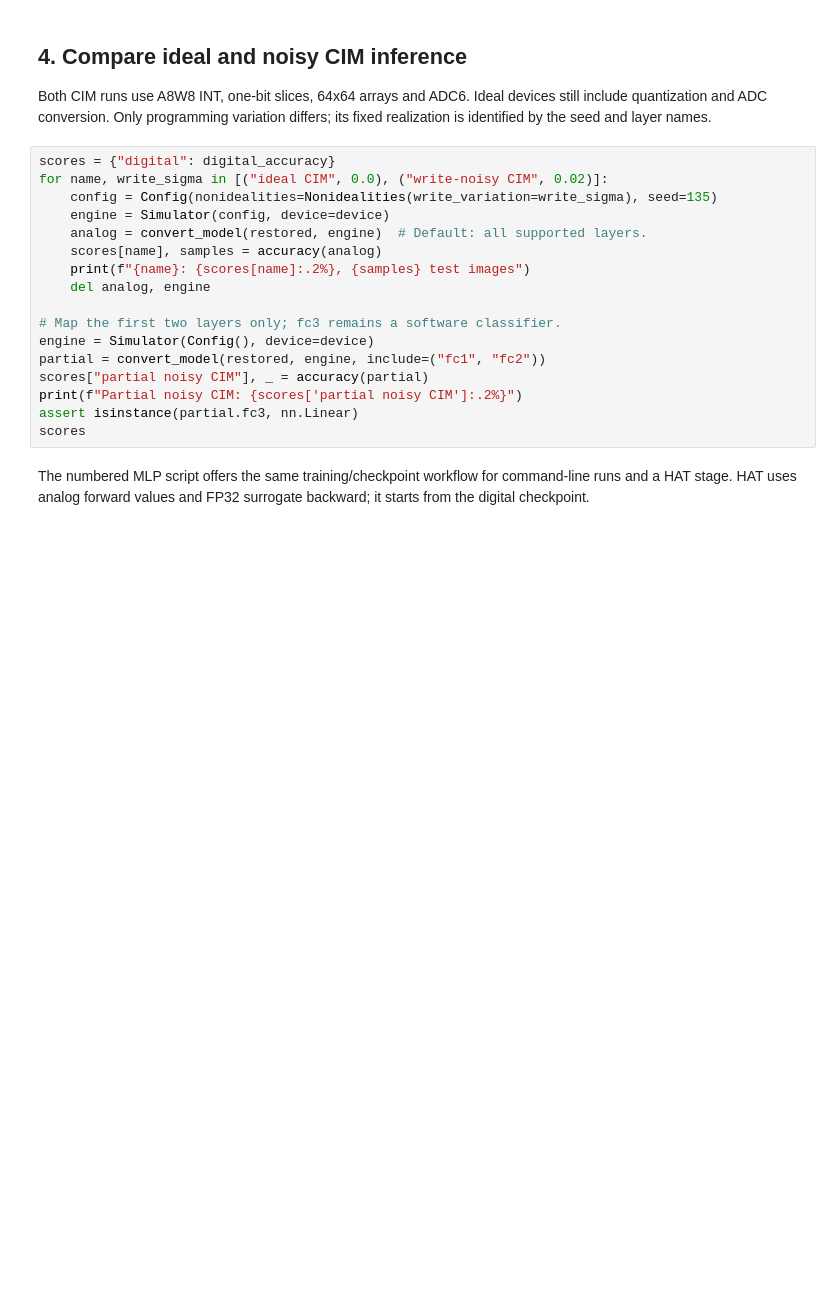
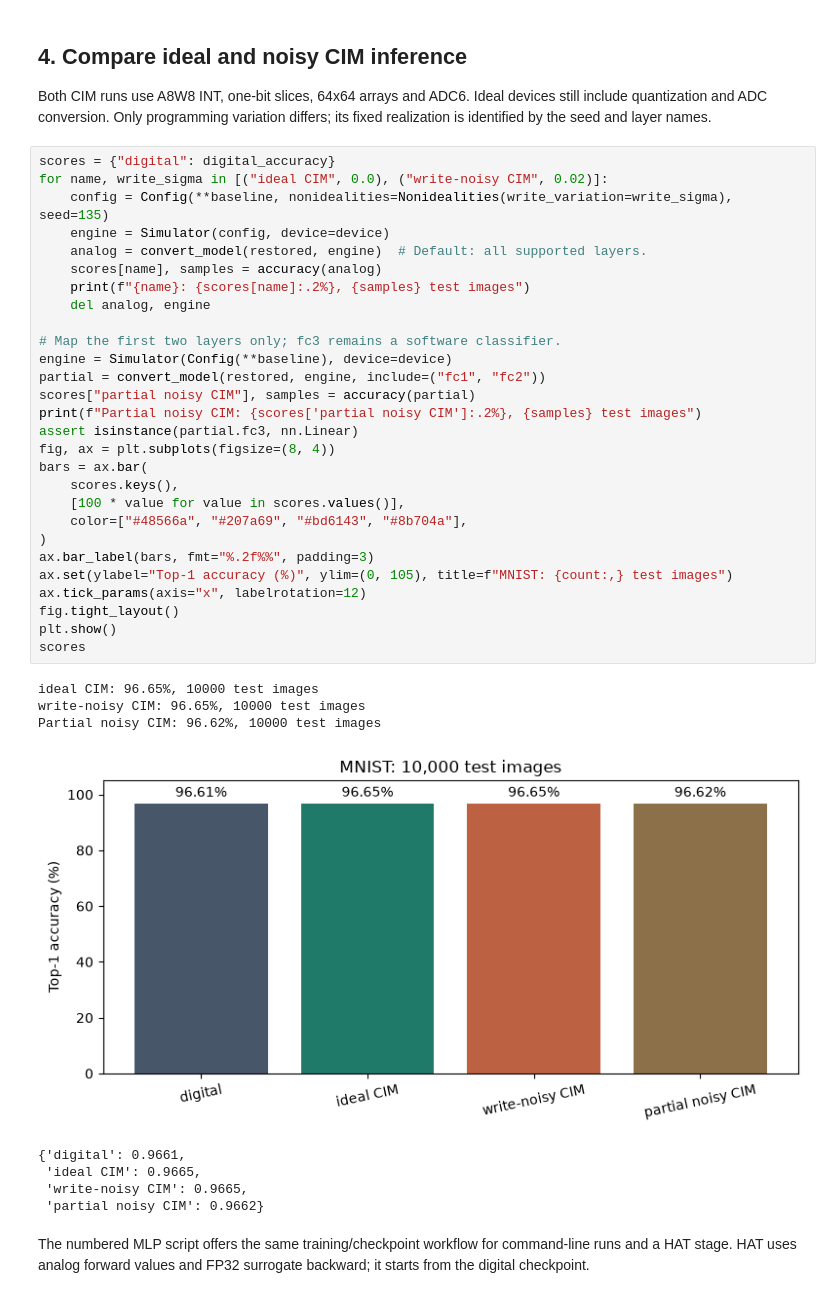
Before and after one commit to HUST-ISMD-Odyssey/MemFast, a Jupyter notebook: examples/notebooks/01_custom_model_mnist.ipynb, the cells around one changed output. Cells and saved outputs as stored; diff of their text form; blank space fills up the shorter version.

```diff
--- a/examples/notebooks/01_custom_model_mnist.ipynb
+++ b/examples/notebooks/01_custom_model_mnist.ipynb
@@ -103,19 +145,39 @@ Both CIM runs use A8W8 INT, one-bit slices, 64x64 arrays and ADC6. Ideal devices
 # %%
 scores = {"digital": digital_accuracy}
 for name, write_sigma in [("ideal CIM", 0.0), ("write-noisy CIM", 0.02)]:
-    config = Config(nonidealities=Nonidealities(write_variation=write_sigma), seed=135)
+    config = Config(**baseline, nonidealities=Nonidealities(write_variation=write_sigma), seed=135)
     engine = Simulator(config, device=device)
     analog = convert_model(restored, engine)  # Default: all supported layers.
     scores[name], samples = accuracy(analog)
     print(f"{name}: {scores[name]:.2%}, {samples} test images")
     del analog, engine
 
 # Map the first two layers only; fc3 remains a software classifier.
-engine = Simulator(Config(), device=device)
+engine = Simulator(Config(**baseline), device=device)
 partial = convert_model(restored, engine, include=("fc1", "fc2"))
-scores["partial noisy CIM"], _ = accuracy(partial)
-print(f"Partial noisy CIM: {scores['partial noisy CIM']:.2%}")
+scores["partial noisy CIM"], samples = accuracy(partial)
+print(f"Partial noisy CIM: {scores['partial noisy CIM']:.2%}, {samples} test images")
 assert isinstance(partial.fc3, nn.Linear)
+fig, ax = plt.subplots(figsize=(8, 4))
+bars = ax.bar(
+    scores.keys(),
+    [100 * value for value in scores.values()],
+    color=["#48566a", "#207a69", "#bd6143", "#8b704a"],
+)
+ax.bar_label(bars, fmt="%.2f%%", padding=3)
+ax.set(ylabel="Top-1 accuracy (%)", ylim=(0, 105), title=f"MNIST: {count:,} test images")
+ax.tick_params(axis="x", labelrotation=12)
+fig.tight_layout()
+plt.show()
 scores
+# %% [output]
+ideal CIM: 96.65%, 10000 test images
+write-noisy CIM: 96.65%, 10000 test images
+Partial noisy CIM: 96.62%, 10000 test images
+[figure, added]
+{'digital': 0.9661,
+ 'ideal CIM': 0.9665,
+ 'write-noisy CIM': 0.9665,
+ 'partial noisy CIM': 0.9662}
 # %% [markdown]
 The numbered MLP script offers the same training/checkpoint workflow for command-line runs and a HAT stage. HAT uses analog forward values and FP32 surrogate backward; it starts from the digital checkpoint.
```
Also changed, not shown: parts of 4 cells of this notebook, 26 other files.
